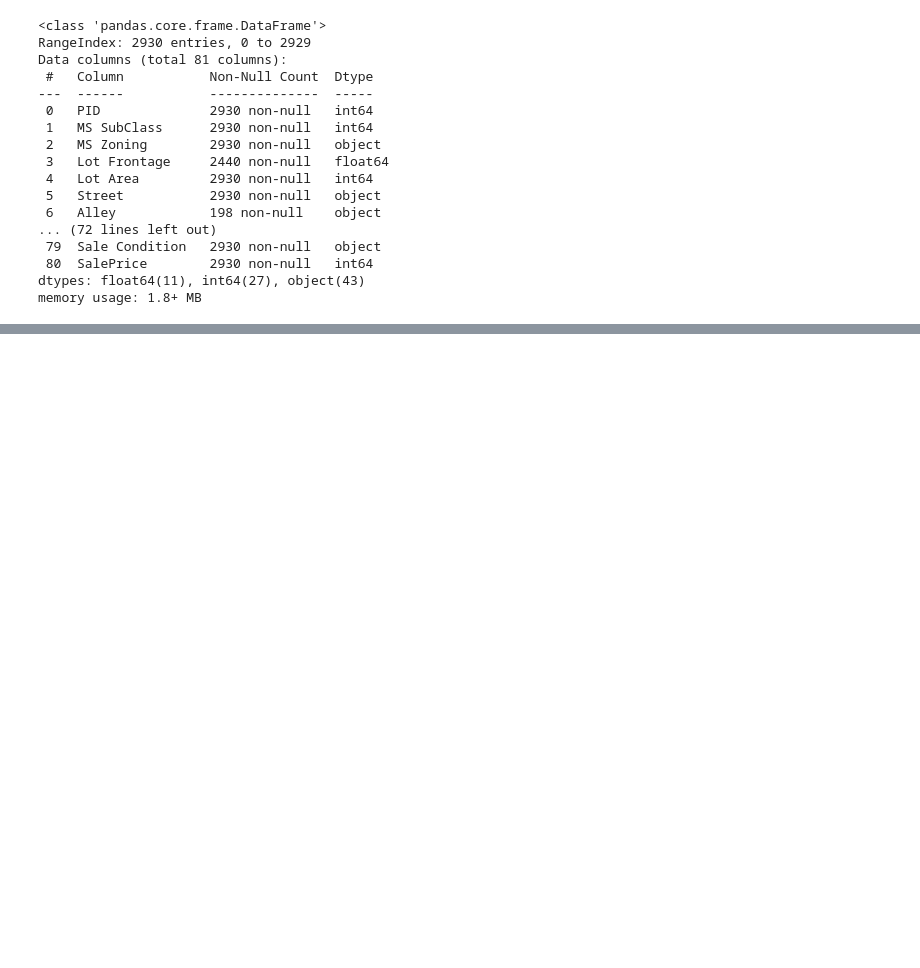
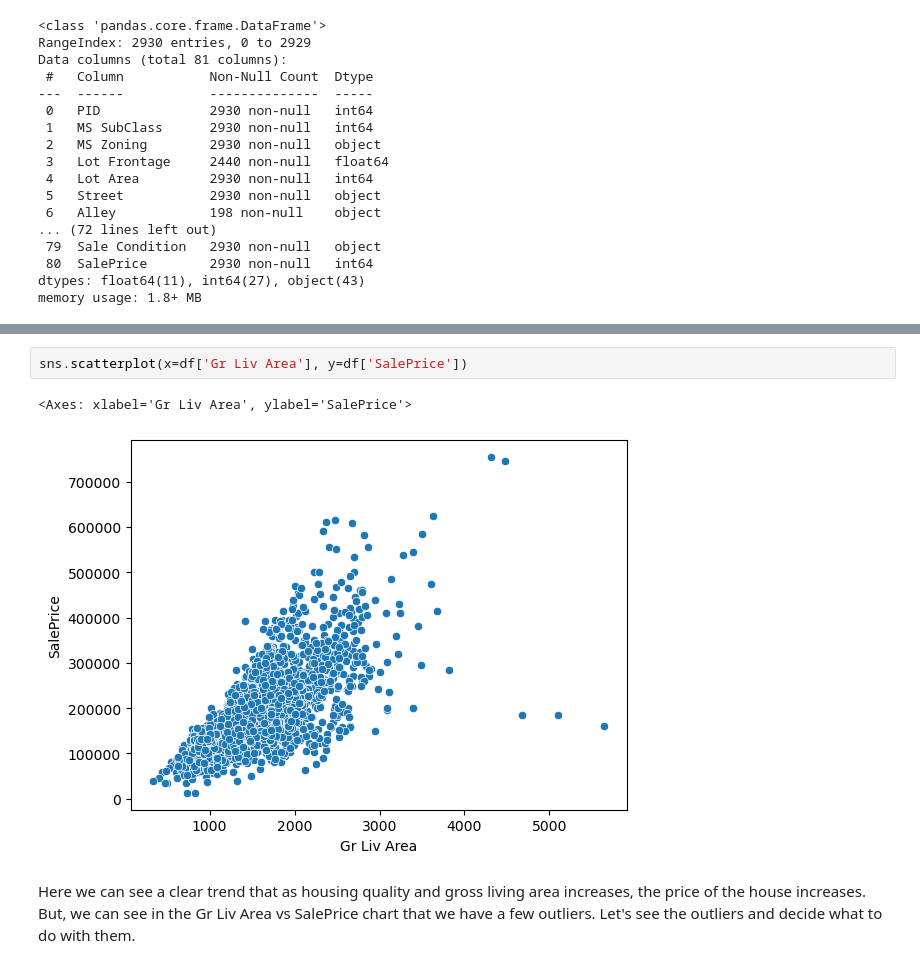
Before and after one commit to savan2508/Jupyter-Notebooks, a Jupyter notebook: Machine Learning/Ames_housing_model.ipynb, the cells around one changed output, grey strips where cells are left out. Drawn from its saved outputs; the diff is of its cells as text; blank space fills up the shorter version.

```diff
--- a/Machine Learning/Ames_housing_model.ipynb
+++ b/Machine Learning/Ames_housing_model.ipynb
@@ -43,0 +80,7 @@ memory usage: 1.8+ MB
+# %%
+sns.scatterplot(x=df['Gr Liv Area'], y=df['SalePrice'])
+# %% [output]
+<Axes: xlabel='Gr Liv Area', ylabel='SalePrice'>
+[figure, added]
+# %% [markdown]
+Here we can see a clear trend that as housing quality and gross living area increases, the price of the house increases. But, we can see in the Gr Liv Area vs SalePrice chart that we have a few outliers. Let's see the outliers and decide what to do with them.
```
Also changed, not shown: parts of 51 cells of this notebook, 1 other file.
